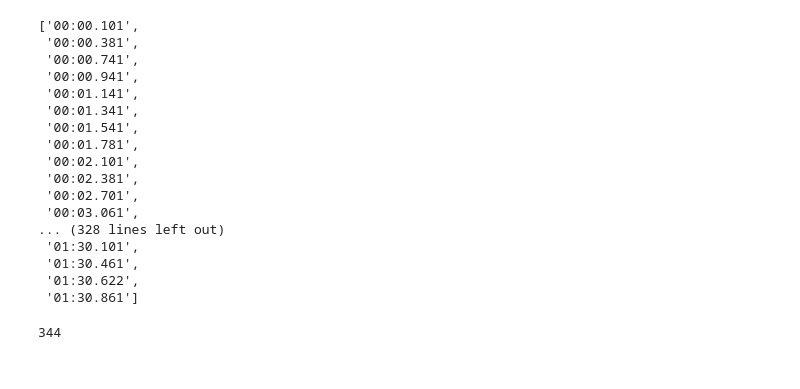
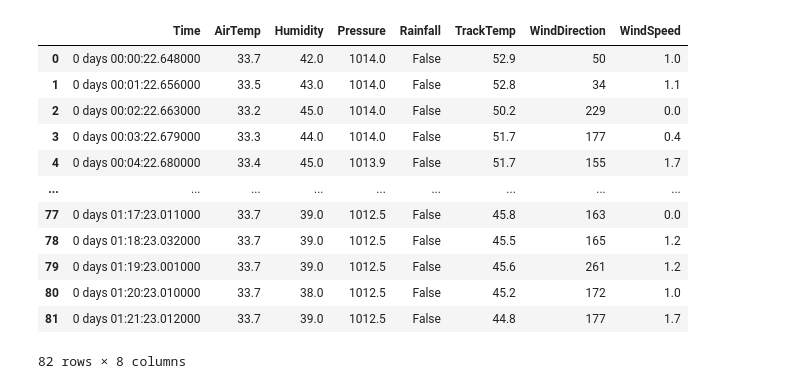
Before and after one commit to GuillaumeArp/Jedha_F1_Project, a Jupyter notebook: test_guillaume.ipynb, the cells around one changed output. Cells and saved outputs as stored; diff of their text form; code cells hidden in the pictures.

```diff
--- a/test_guillaume.ipynb
+++ b/test_guillaume.ipynb
@@ -50,3 +69,20 @@ See Full Dataframe in Mito
+# %%
+fp1_weather = fp1.weather_data
+fp1_weather
+# %% [output]
+|  | Time | AirTemp | Humidity | Pressure | Rainfall | TrackTemp | WindDirection | WindSpeed |
+| 0 | 0 days 00:00:22.648000 | 33.7 | 42.0 | 1014.0 | False | 52.9 | 50 | 1.0 |
+| 1 | 0 days 00:01:22.656000 | 33.5 | 43.0 | 1014.0 | False | 52.8 | 34 | 1.1 |
+| 2 | 0 days 00:02:22.663000 | 33.2 | 45.0 | 1014.0 | False | 50.2 | 229 | 0.0 |
+| 3 | 0 days 00:03:22.679000 | 33.3 | 44.0 | 1014.0 | False | 51.7 | 177 | 0.4 |
+| 4 | 0 days 00:04:22.680000 | 33.4 | 45.0 | 1013.9 | False | 51.7 | 155 | 1.7 |
+| ... | ... | ... | ... | ... | ... | ... | ... | ... |
+| 77 | 0 days 01:17:23.011000 | 33.7 | 39.0 | 1012.5 | False | 45.8 | 163 | 0.0 |
+| 78 | 0 days 01:18:23.032000 | 33.7 | 39.0 | 1012.5 | False | 45.5 | 165 | 1.2 |
+| 79 | 0 days 01:19:23.001000 | 33.7 | 39.0 | 1012.5 | False | 45.6 | 261 | 1.2 |
+| 80 | 0 days 01:20:23.010000 | 33.7 | 38.0 | 1012.5 | False | 45.2 | 172 | 1.0 |
+| 81 | 0 days 01:21:23.012000 | 33.7 | 39.0 | 1012.5 | False | 44.8 | 177 | 1.7 |
+82 rows × 8 columns
 # %%
 def format_time(timedelta_series):
     t_list_str = []
@@ -82,24 +93,0 @@ fig.show()
-# %%
-t_list_lec
-# %% [output]
-['00:00.101',
- '00:00.381',
- '00:00.741',
- '00:00.941',
- '00:01.141',
- '00:01.341',
- '00:01.541',
- '00:01.781',
- '00:02.101',
- '00:02.381',
- '00:02.701',
- '00:03.061',
-... (328 lines left out)
- '01:30.101',
- '01:30.461',
- '01:30.622',
- '01:30.861']
-# %%
-len(t_list_rus)
-# %% [output]
-344
```
Also changed, not shown: parts of 15 cells of this notebook.
